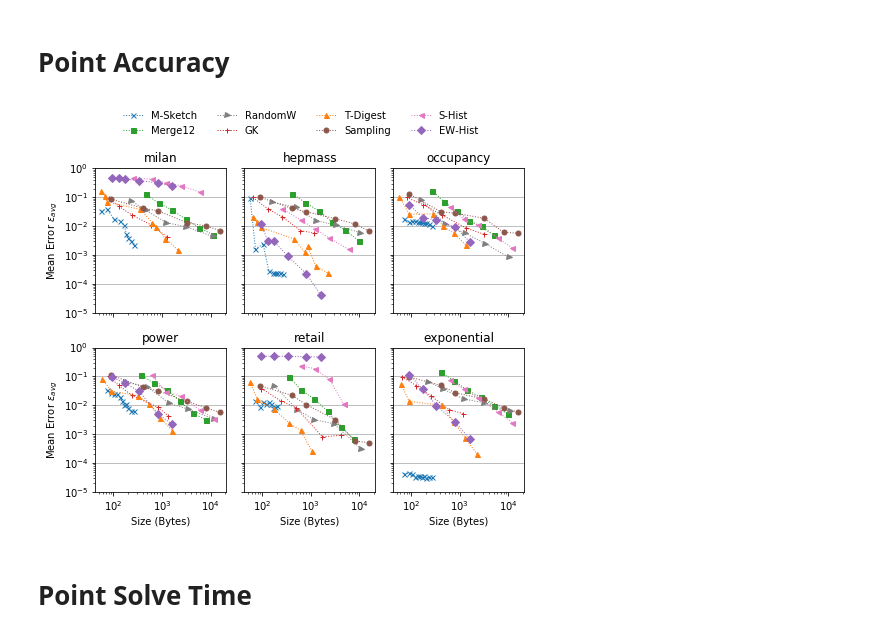
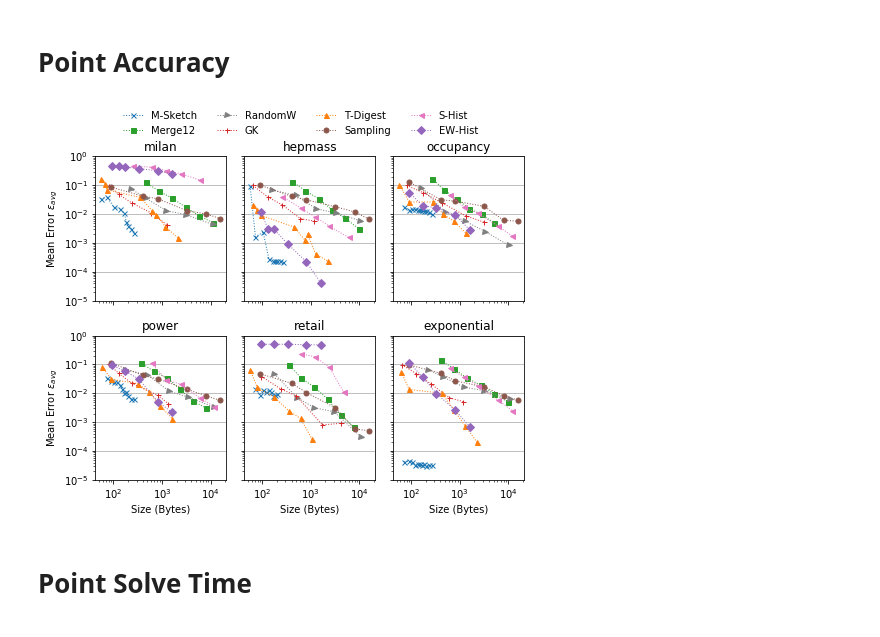
Before and after one commit to stanford-futuredata/msketch, a Jupyter notebook: analysis/Perf Micro Plots.ipynb, the cells around one changed output. Drawn from its saved outputs; the diff is of its cells as text; code cells hidden in the pictures.

```diff
--- a/analysis/Perf Micro Plots.ipynb
+++ b/analysis/Perf Micro Plots.ipynb
@@ -500,35 +500,35 @@ for di in range(len(c_datasets)):
     for alg in sketches:
         c_df = df[df["sketch"] == alg]
         l, = ax.loglog(
             c_df["space"],
             c_df["error"],
             label=alg_display_name[alg],
             marker=markers[alg],
             color=colormap[alg],
             markersize=5,
             ls="dotted",
             lw=1
         )
         lines.append(l)
         labels.append(alg_display_name[alg])
 
     ax.set_title(dname)
     if di > 2:
         ax.set_xlabel("Size (Bytes)")
     ax.yaxis.grid(True)
     ax.set_ylim(1e-5, 1)
     if di%3 == 0:
         ax.set_ylabel("Mean Error $\epsilon_{avg}$")
 
 lgd = f.legend(
     lines, labels,
-    bbox_to_anchor=(0.15, 0.99, 1., .102), ncol=4, loc=2,
+    bbox_to_anchor=(0.15, 0.96, 1., .102), ncol=4, loc=2,
     frameon=False
 )
 f.tight_layout()
 f.savefig("point_accuracy_big.pdf", bbox_extra_artists=(lgd,), bbox_inches='tight')
 # %% [output]
-[figure, old version]
+[figure, new version]
 # %% [markdown]
 # Point Solve Time
 # %%
```
Also changed, not shown: 5 other files.
